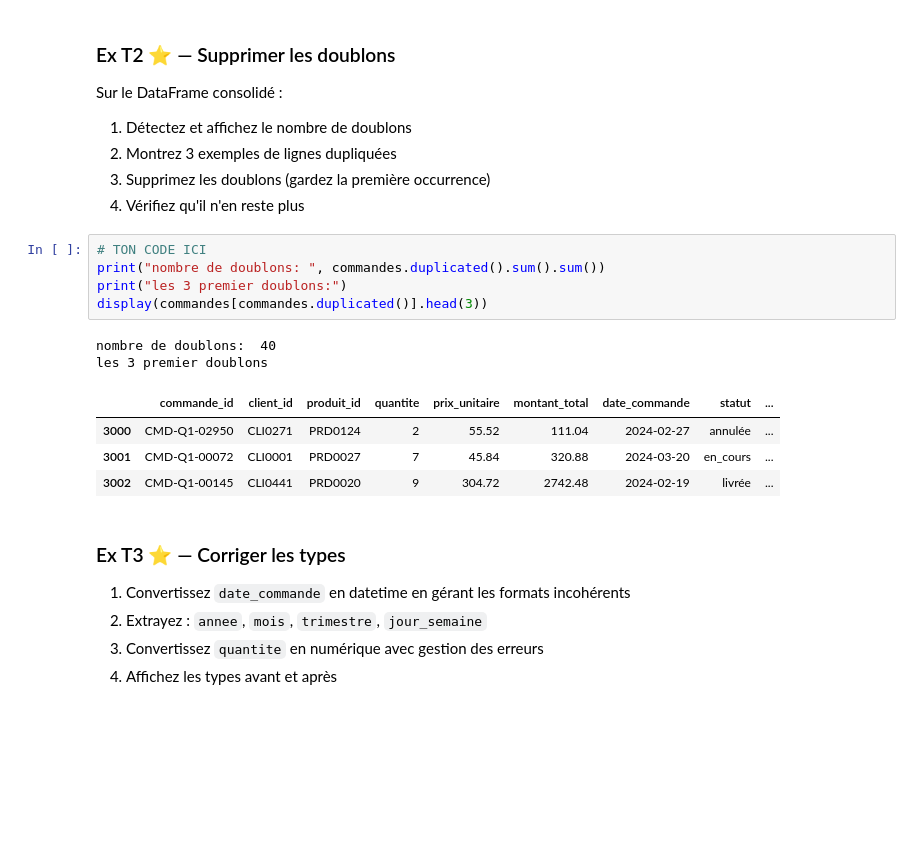
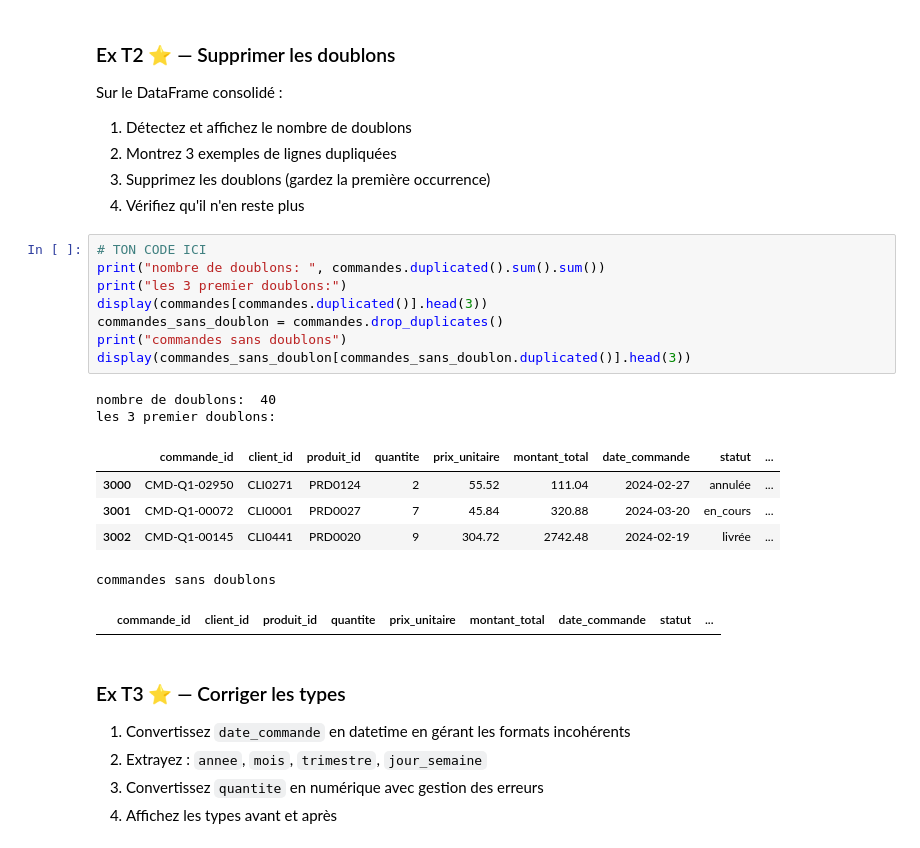
Before and after one commit to indidi01/simplon_DATA, a Jupyter notebook: exos09-07-2026/ETL_exercices.ipynb, the cells around one changed output. Drawn from its saved outputs; the diff is of its cells as text; blank space fills up the shorter version.

```diff
--- a/exos09-07-2026/ETL_exercices.ipynb
+++ b/exos09-07-2026/ETL_exercices.ipynb
@@ -552,15 +552,20 @@ Sur le DataFrame consolidé :
 # %%
 # TON CODE ICI
 print("nombre de doublons: ", commandes.duplicated().sum().sum())
 print("les 3 premier doublons:")
 display(commandes[commandes.duplicated()].head(3))
+commandes_sans_doublon = commandes.drop_duplicates()
+print("commandes sans doublons")
+display(commandes_sans_doublon[commandes_sans_doublon.duplicated()].head(3))
 # %% [output]
 nombre de doublons:  40
-les 3 premier doublons
+les 3 premier doublons:
 |  | commande_id | client_id | produit_id | quantite | prix_unitaire | montant_total | date_commande | statut | ... |
 | 3000 | CMD-Q1-02950 | CLI0271 | PRD0124 | 2 | 55.52 | 111.04 | 2024-02-27 | annulée | ... |
 | 3001 | CMD-Q1-00072 | CLI0001 | PRD0027 | 7 | 45.84 | 320.88 | 2024-03-20 | en_cours | ... |
 | 3002 | CMD-Q1-00145 | CLI0441 | PRD0020 | 9 | 304.72 | 2742.48 | 2024-02-19 | livrée | ... |
+commandes sans doublons
+|  | commande_id | client_id | produit_id | quantite | prix_unitaire | montant_total | date_commande | statut | ... |
 # %% [markdown]
 ### Ex T3 ⭐ — Corriger les types
 1. Convertissez `date_commande` en datetime en gérant les formats incohérents
```
Also changed, not shown: parts of 25 cells of this notebook.
